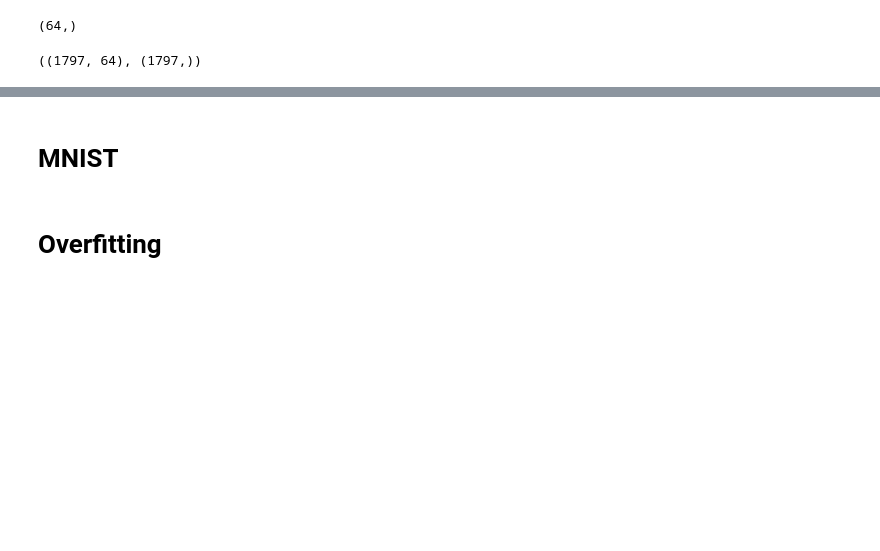
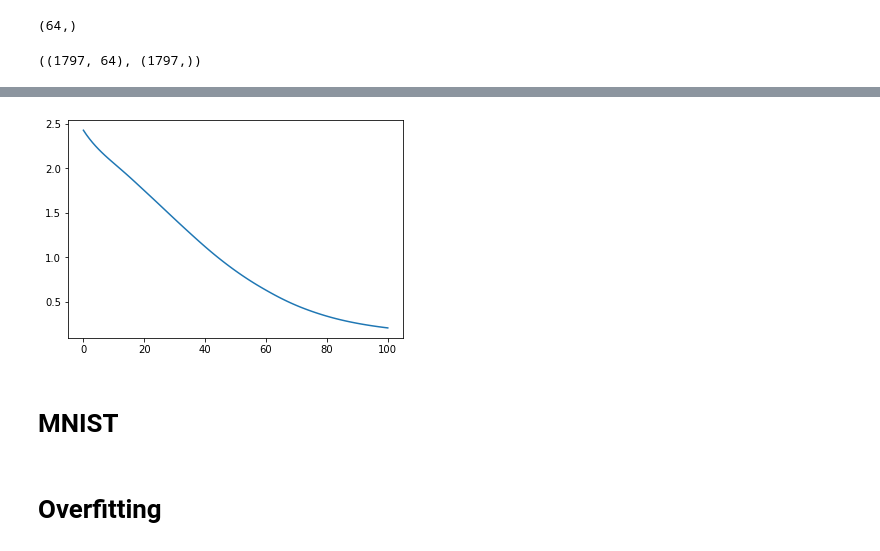
Before and after one commit to uberphoebus/study, a Jupyter notebook: pytorch-basic/pytorch-deeplearning-intro-wikidocs/06. ann.ipynb, the cells around one changed output, grey strips where cells are left out. Drawn from its saved outputs; the diff is of its cells as text; code cells hidden in the pictures; blank space fills up the shorter version.

```diff
--- a/pytorch-basic/pytorch-deeplearning-intro-wikidocs/06. ann.ipynb
+++ b/pytorch-basic/pytorch-deeplearning-intro-wikidocs/06. ann.ipynb
@@ -351,8 +351,8 @@ import torch
 import torch.nn as nn
 import torch.optim as optim
 # %%
-x = torch.tensor(x, dtype=torch.float32)
-y = torch.tensor(y, dtype=torch.int32)
+x = torch.tensor(x.copy(), dtype=torch.float32)
+y = torch.tensor(y.copy(), dtype=torch.int64)
 
 model = nn.Sequential(
     nn.Linear(in_features=64, out_features=32),
@@ -367,7 +367,7 @@ optimizer = optim.Adam(model.parameters())
 
 losses = []
 
-for epoch in range(100):
+for epoch in range(101):
     pred = model(x)
     loss = loss_fn(pred, y)
 
@@ -384,2 +394,7 @@ RuntimeError: expected scalar type Long but found Int
+# %%
+plt.plot(losses)
+plt.show()
+# %% [output]
+[figure, added]
 # %% [markdown]
 # MNIST
```
Also changed, not shown: parts of 5 cells of this notebook.
